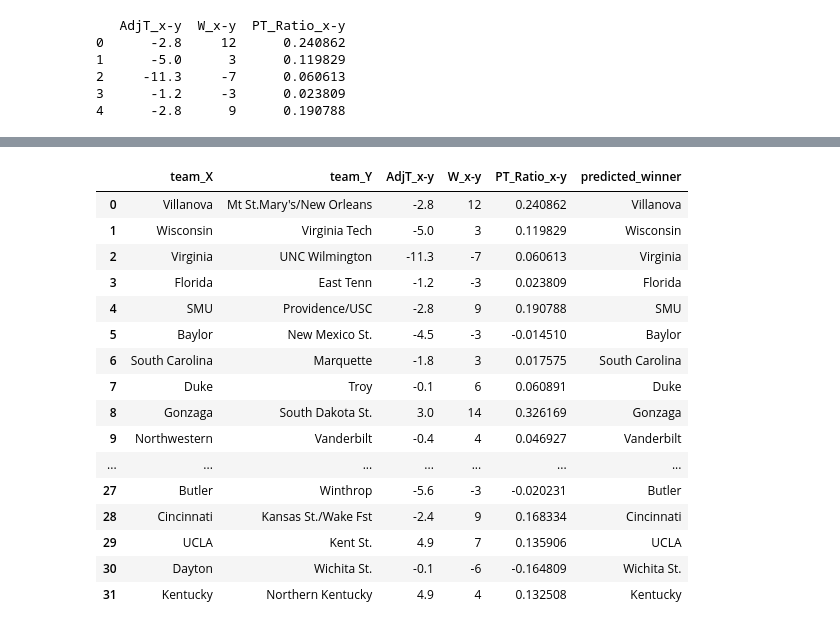
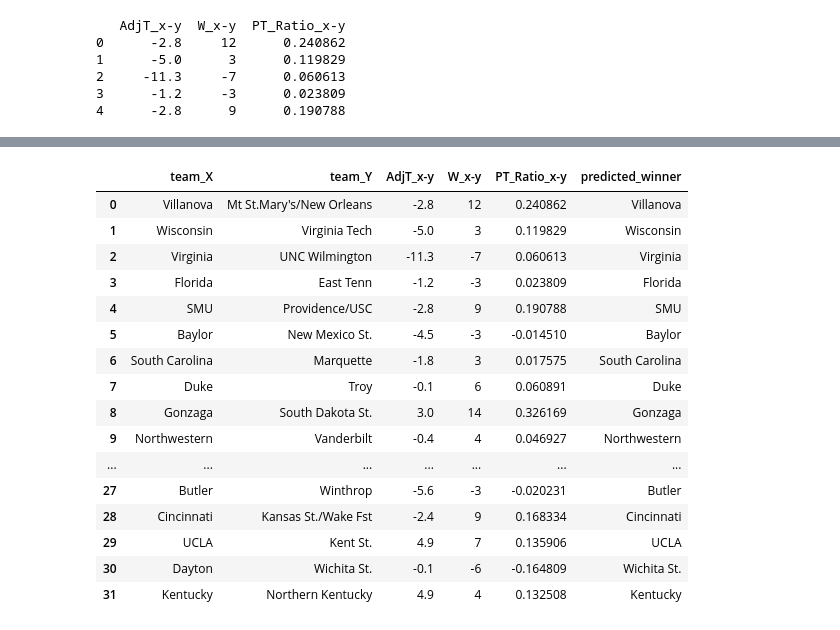
Before and after one commit to zihaoxu/Statsketball-Tournament, a Jupyter notebook: Statsketball Analysis.ipynb, the cells around one changed output, grey strips where cells are left out. Drawn from its saved outputs; the diff is of its cells as text; code cells hidden in the pictures.

```diff
--- a/Statsketball Analysis.ipynb
+++ b/Statsketball Analysis.ipynb
@@ -241,7 +228,7 @@ r_squared_lst = []
 for i in range(100):
     X_train, X_test, y_train, y_test = cross_validation.train_test_split(X, y, test_size=0.15)
 
-    clf = svm.SVC(class_weight={'X':1., 'Y':1.3}) #
+    clf = svm.SVC() # class_weight={'X':1., 'Y':1.345}
     clf.fit(X_train, y_train)
 
     cv = KFold(X_train.shape[0], 10, shuffle = True)
@@ -349,0 +341,11 @@ Percentage of correctness:  0.873873873874
+# %%
+flase_x = []
+flase_y = []
+
+for i in range(len(compare)):
+    if compare.loc[i, 'accuracy'] == False and compare.loc[i, 'predictions'] == 'X':
+        flase_x.append(i)
+    if compare.loc[i, 'accuracy'] == False and compare.loc[i, 'predictions'] == 'Y':
+        flase_y.append(i)
+print (len(flase_x))
+print (len(flase_y))
@@ -376,6 +402,7 @@ for i in range(len(features_list)):
 
 for pre in prediction_pre_list:
     prediction_list.append(pre[0])
+prediction_list = pd.Series(prediction_list, index = range(len(prediction_list)))
 # %%
 prediction_list
 # %% [output]
@@ -405,23 +432,3 @@ for i in range(len(prediction_list)):
         d['2017'].loc[i, 'predicted_winner'] = d['2017'].loc[i, 'team_Y']
 
 d['2017'].drop(['AdjT_x', 'AdjT_y', 'W_x', 'W_y', 'PT_Ratio_x', 'PT_Ratio_y'], axis = 1, inplace=True)
-# %%
-d['2017']
-# %% [output]
-|  | team_X | team_Y | AdjT_x-y | W_x-y | PT_Ratio_x-y | predicted_winner |
-| 0 | Villanova | Mt St.Mary's/New Orleans | -2.8 | 12 | 0.240862 | Villanova |
-| 1 | Wisconsin | Virginia Tech | -5.0 | 3 | 0.119829 | Wisconsin |
-| 2 | Virginia | UNC Wilmington | -11.3 | -7 | 0.060613 | Virginia |
-| 3 | Florida | East Tenn | -1.2 | -3 | 0.023809 | Florida |
-| 4 | SMU | Providence/USC | -2.8 | 9 | 0.190788 | SMU |
-| 5 | Baylor | New Mexico St. | -4.5 | -3 | -0.014510 | Baylor |
-| 6 | South Carolina | Marquette | -1.8 | 3 | 0.017575 | South Carolina |
-| 7 | Duke | Troy | -0.1 | 6 | 0.060891 | Duke |
-| 8 | Gonzaga | South Dakota St. | 3.0 | 14 | 0.326169 | Gonzaga |
-| 9 | Northwestern | Vanderbilt | -0.4 | 4 | 0.046927 | Vanderbilt |
-| ... | ... | ... | ... | ... | ... | ... |
-| 27 | Butler | Winthrop | -5.6 | -3 | -0.020231 | Butler |
-| 28 | Cincinnati | Kansas St./Wake Fst | -2.4 | 9 | 0.168334 | Cincinnati |
-| 29 | UCLA | Kent St. | 4.9 | 7 | 0.135906 | UCLA |
-| 30 | Dayton | Wichita St. | -0.1 | -6 | -0.164809 | Wichita St. |
-| 31 | Kentucky | Northern Kentucky | 4.9 | 4 | 0.132508 | Kentucky |
@@ -427,0 +437,20 @@ d['2017']
+# %%
+pd.DataFrame(d['2017'])
+# %% [output]
+|  | team_X | team_Y | AdjT_x-y | W_x-y | PT_Ratio_x-y | predicted_winner |
+| 0 | Villanova | Mt St.Mary's/New Orleans | -2.8 | 12 | 0.240862 | Villanova |
+| 1 | Wisconsin | Virginia Tech | -5.0 | 3 | 0.119829 | Wisconsin |
+| 2 | Virginia | UNC Wilmington | -11.3 | -7 | 0.060613 | Virginia |
+| 3 | Florida | East Tenn | -1.2 | -3 | 0.023809 | Florida |
+| 4 | SMU | Providence/USC | -2.8 | 9 | 0.190788 | SMU |
+| 5 | Baylor | New Mexico St. | -4.5 | -3 | -0.014510 | Baylor |
+| 6 | South Carolina | Marquette | -1.8 | 3 | 0.017575 | South Carolina |
+| 7 | Duke | Troy | -0.1 | 6 | 0.060891 | Duke |
+| 8 | Gonzaga | South Dakota St. | 3.0 | 14 | 0.326169 | Gonzaga |
+| 9 | Northwestern | Vanderbilt | -0.4 | 4 | 0.046927 | Northwestern |
+| ... | ... | ... | ... | ... | ... | ... |
+| 27 | Butler | Winthrop | -5.6 | -3 | -0.020231 | Butler |
+| 28 | Cincinnati | Kansas St./Wake Fst | -2.4 | 9 | 0.168334 | Cincinnati |
+| 29 | UCLA | Kent St. | 4.9 | 7 | 0.135906 | UCLA |
+| 30 | Dayton | Wichita St. | -0.1 | -6 | -0.164809 | Wichita St. |
+| 31 | Kentucky | Northern Kentucky | 4.9 | 4 | 0.132508 | Kentucky |
```
Also changed, not shown: parts of 12 cells of this notebook, 1 other file.
